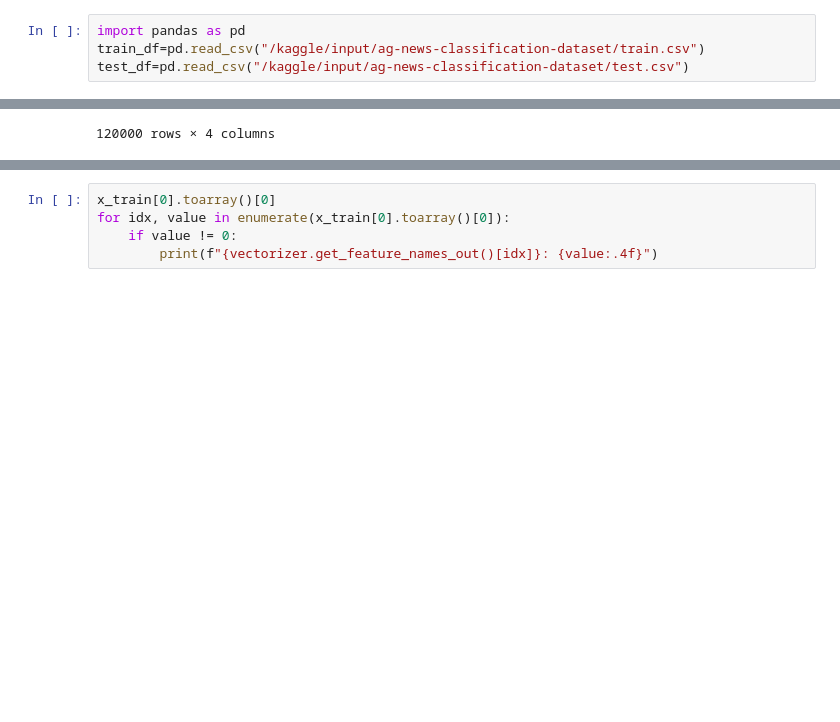
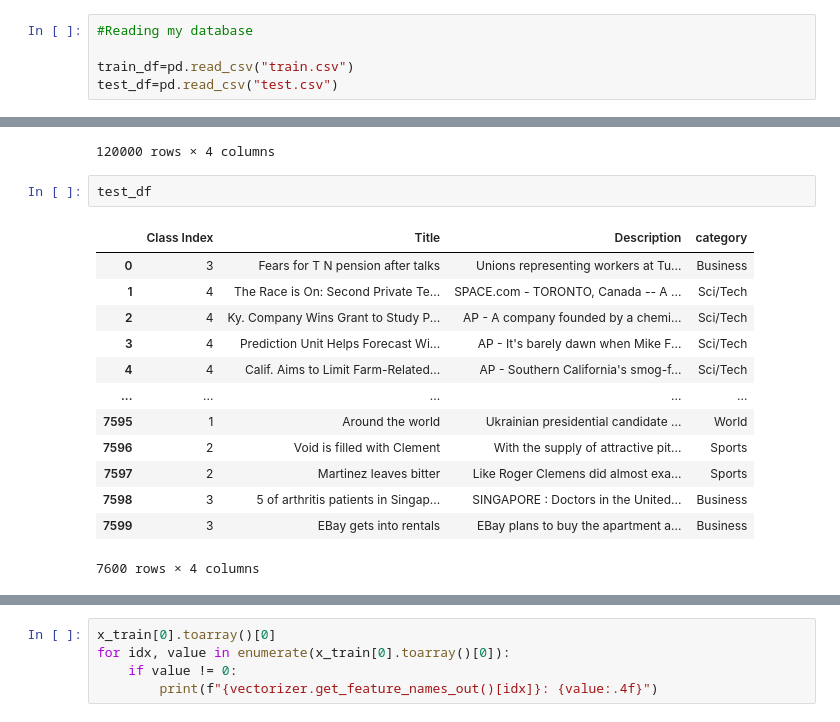
Before and after one commit to Akshayy24/News-Category-Classifier, a Jupyter notebook: news_classifier.ipynb, the cells around one changed output, grey strips where cells are left out. Cells and saved outputs as stored; diff of their text form; blank space fills up the shorter version.

```diff
--- a/news_classifier.ipynb
+++ b/news_classifier.ipynb
@@ -28,7 +4,8 @@ Path to dataset files: /kaggle/input/ag-news-classification-dataset
 # %%
-import pandas as pd
-train_df=pd.read_csv("/kaggle/input/ag-news-classification-dataset/train.csv")
-test_df=pd.read_csv("/kaggle/input/ag-news-classification-dataset/test.csv")
+#Reading my database
+
+train_df=pd.read_csv("train.csv")
+test_df=pd.read_csv("test.csv")
 # %%
 train_df
 # %% [output]
@@ -65,4 +60,20 @@ train_df
 | 119998 | 2 | Today's NFL games | PITTSBURGH at NY GIANTS Time: 1:3... | Sports |
 | 119999 | 2 | Nets get Carter from Raptors | INDIANAPOLIS -- All-Star Vince Ca... | Sports |
 120000 rows × 4 columns
+# %%
+test_df
+# %% [output]
+|  | Class Index | Title | Description | category |
+| 0 | 3 | Fears for T N pension after talks | Unions representing workers at Tu... | Business |
+| 1 | 4 | The Race is On: Second Private Te... | SPACE.com - TORONTO, Canada -- A ... | Sci/Tech |
+| 2 | 4 | Ky. Company Wins Grant to Study P... | AP - A company founded by a chemi... | Sci/Tech |
+| 3 | 4 | Prediction Unit Helps Forecast Wi... | AP - It's barely dawn when Mike F... | Sci/Tech |
+| 4 | 4 | Calif. Aims to Limit Farm-Related... | AP - Southern California's smog-f... | Sci/Tech |
+| ... | ... | ... | ... | ... |
+| 7595 | 1 | Around the world | Ukrainian presidential candidate ... | World |
+| 7596 | 2 | Void is filled with Clement | With the supply of attractive pit... | Sports |
+| 7597 | 2 | Martinez leaves bitter | Like Roger Clemens did almost exa... | Sports |
+| 7598 | 3 | 5 of arthritis patients in Singap... | SINGAPORE : Doctors in the United... | Business |
+| 7599 | 3 | EBay gets into rentals | EBay plans to buy the apartment a... | Business |
+7600 rows × 4 columns
 # %%
```
Also changed, not shown: parts of 15 cells of this notebook.
